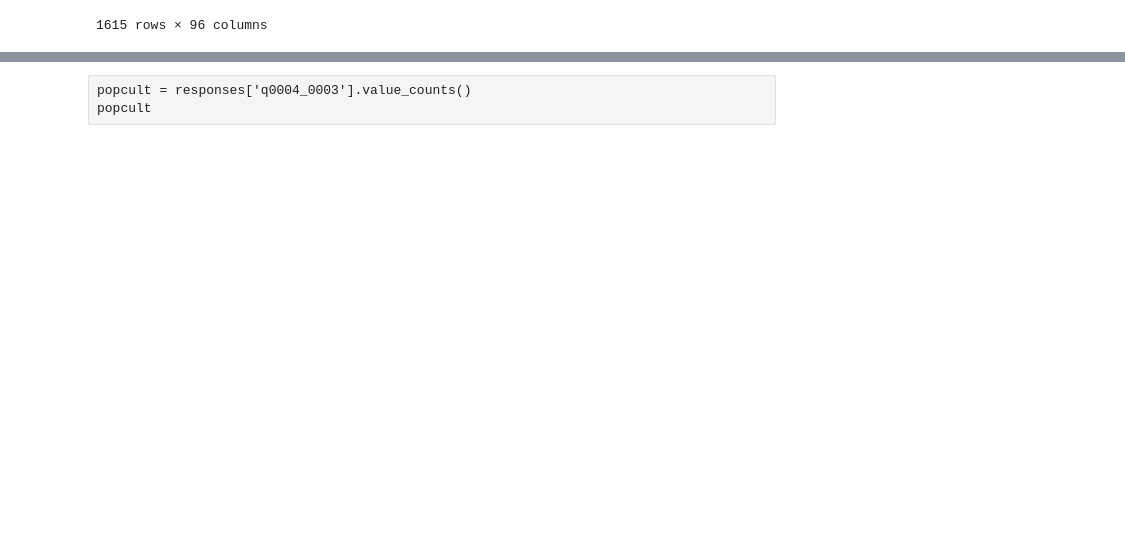
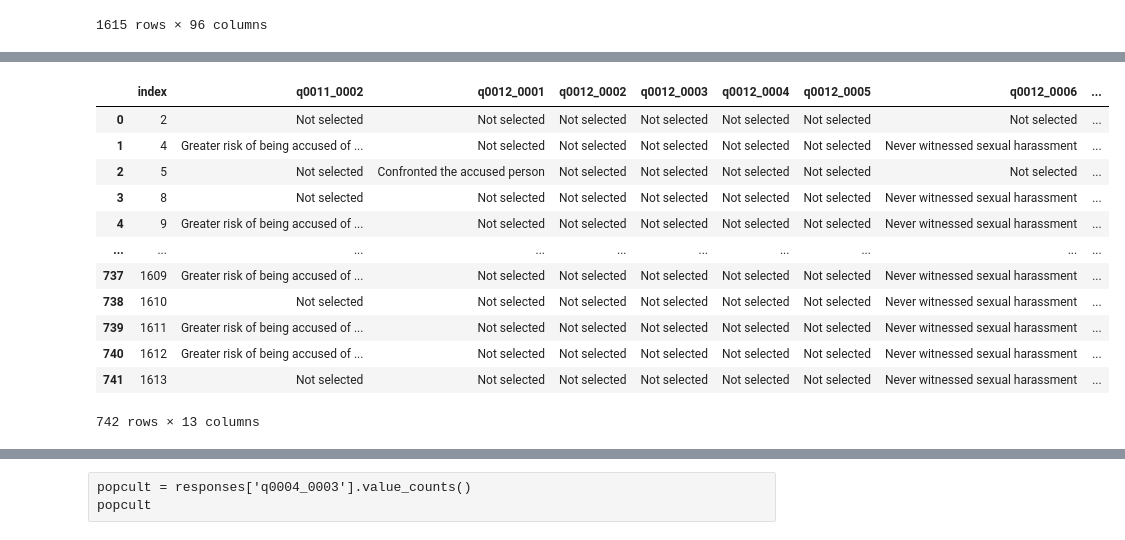
Before and after one commit to data301-2021-winter1/group20-project-, a Jupyter notebook: notebooks/analysis2.ipynb, the cells around one changed output, grey strips where cells are left out. Drawn from its saved outputs; the diff is of its cells as text; code cells hidden in the pictures; blank space fills up the shorter version.

```diff
--- a/notebooks/analysis2.ipynb
+++ b/notebooks/analysis2.ipynb
@@ -116,0 +130,17 @@ print( df_responses.isnull().values.sum())
+# %%
+data = data.dropna().reset_index()
+data
+# %% [output]
+|  | index | q0011_0002 | q0012_0001 | q0012_0002 | q0012_0003 | q0012_0004 | q0012_0005 | q0012_0006 | ... |
+| 0 | 2 | Not selected | Not selected | Not selected | Not selected | Not selected | Not selected | Not selected | ... |
+| 1 | 4 | Greater risk of being accused of ... | Not selected | Not selected | Not selected | Not selected | Not selected | Never witnessed sexual harassment | ... |
+| 2 | 5 | Not selected | Confronted the accused person | Not selected | Not selected | Not selected | Not selected | Not selected | ... |
+| 3 | 8 | Not selected | Not selected | Not selected | Not selected | Not selected | Not selected | Never witnessed sexual harassment | ... |
+| 4 | 9 | Greater risk of being accused of ... | Not selected | Not selected | Not selected | Not selected | Not selected | Never witnessed sexual harassment | ... |
+| ... | ... | ... | ... | ... | ... | ... | ... | ... | ... |
+| 737 | 1609 | Greater risk of being accused of ... | Not selected | Not selected | Not selected | Not selected | Not selected | Never witnessed sexual harassment | ... |
+| 738 | 1610 | Not selected | Not selected | Not selected | Not selected | Not selected | Not selected | Never witnessed sexual harassment | ... |
+| 739 | 1611 | Greater risk of being accused of ... | Not selected | Not selected | Not selected | Not selected | Not selected | Never witnessed sexual harassment | ... |
+| 740 | 1612 | Greater risk of being accused of ... | Not selected | Not selected | Not selected | Not selected | Not selected | Never witnessed sexual harassment | ... |
+| 741 | 1613 | Not selected | Not selected | Not selected | Not selected | Not selected | Not selected | Never witnessed sexual harassment | ... |
+742 rows × 13 columns
```
Also changed, not shown: parts of 13 cells of this notebook.
